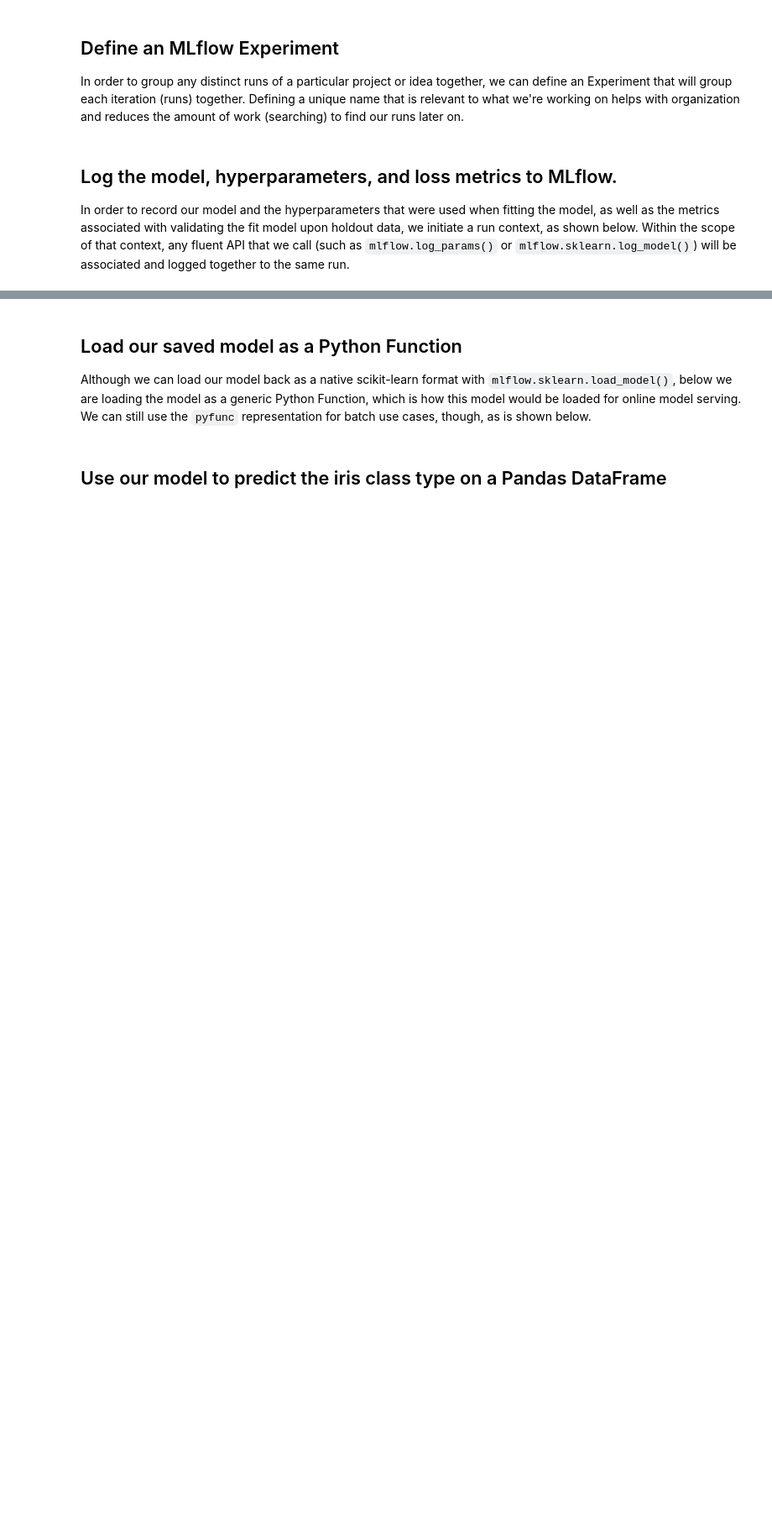
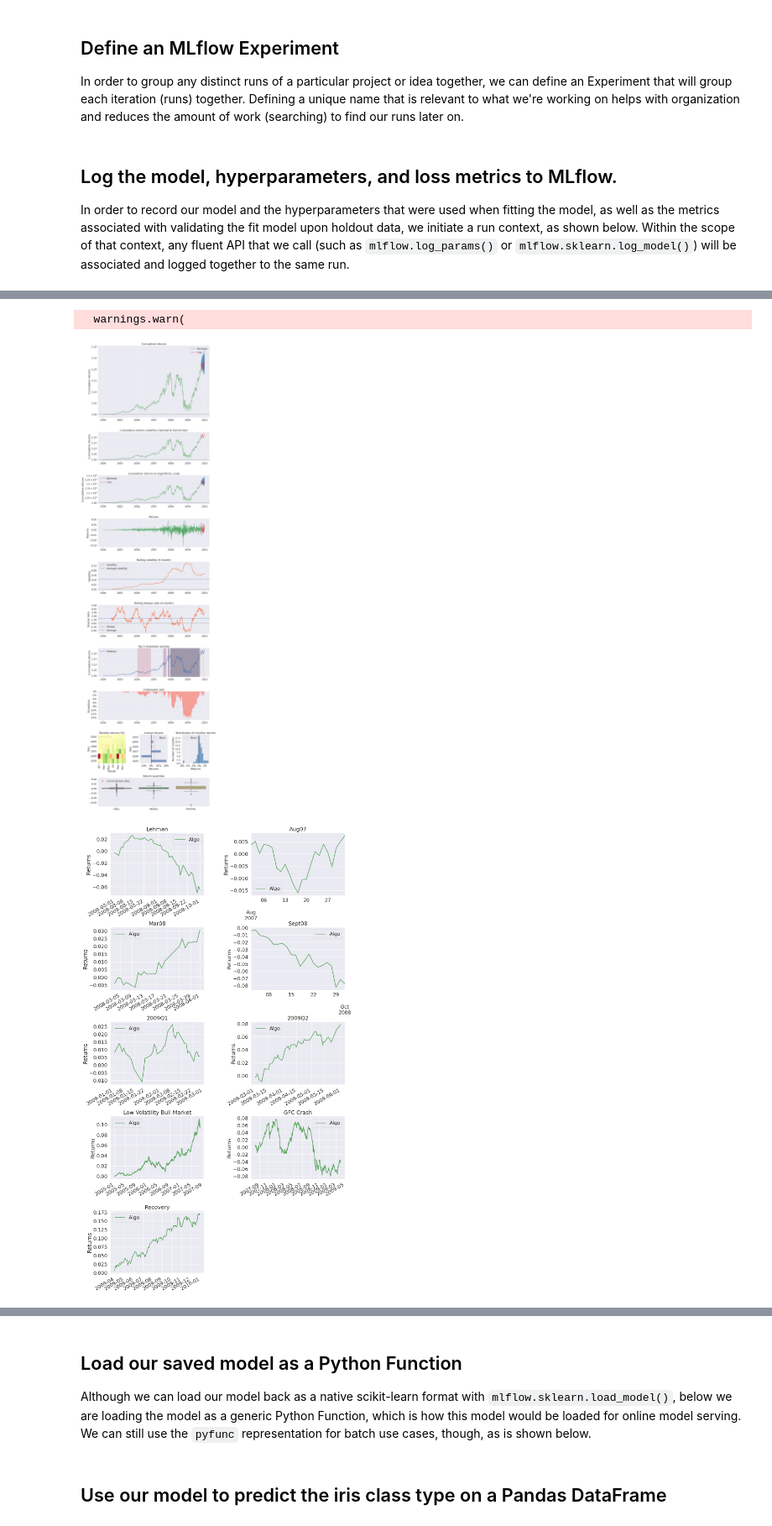
Before and after one commit to sanchezcarlosjr/evolufy, a Jupyter notebook: notebooks/1.0-cest-mlflow-tracking_quickstart.ipynb, the cells around one changed output, grey strips where cells are left out. Shown at 84% size. Saved outputs shown, nothing was run; the diff lists cells and outputs as text; code cells hidden in the pictures; blank space fills up the shorter version.

```diff
--- a/notebooks/1.0-cest-mlflow-tracking_quickstart.ipynb
+++ b/notebooks/1.0-cest-mlflow-tracking_quickstart.ipynb
@@ -96,0 +83,4 @@ Created version '1' of model 'tracking-quickstart'.
+# %%
+x = pf.create_full_tear_sheet(returns, positions=positions, transactions=transactions,
+                          live_start_date='2009-10-22', round_trips=True)
+# %% [output]
@@ -96,0 +131,3 @@ Created version '1' of model 'tracking-quickstart'.
+  warnings.warn(
+[figure, added]
+[figure, added]
```
Also changed, not shown: parts of 10 cells of this notebook, 32 other files.
